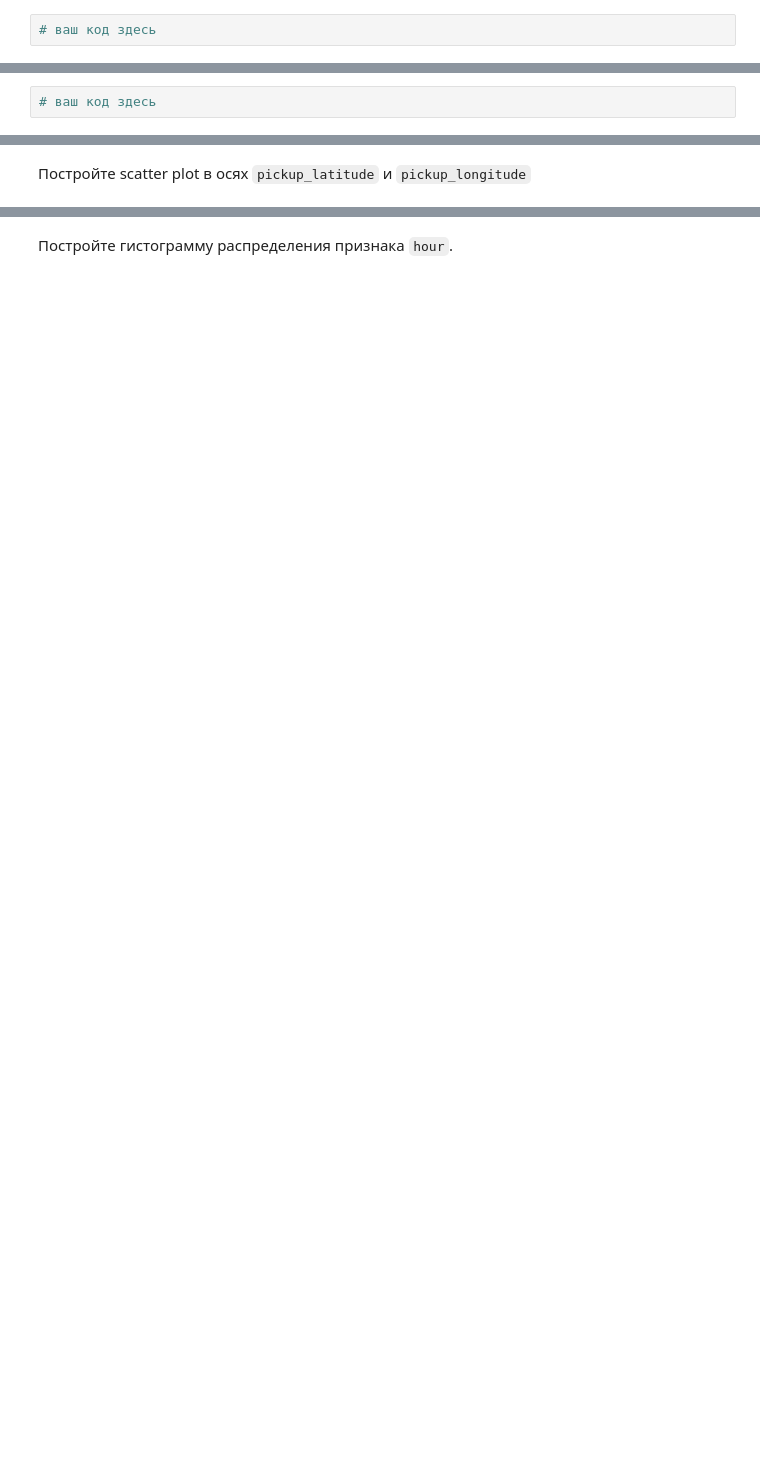
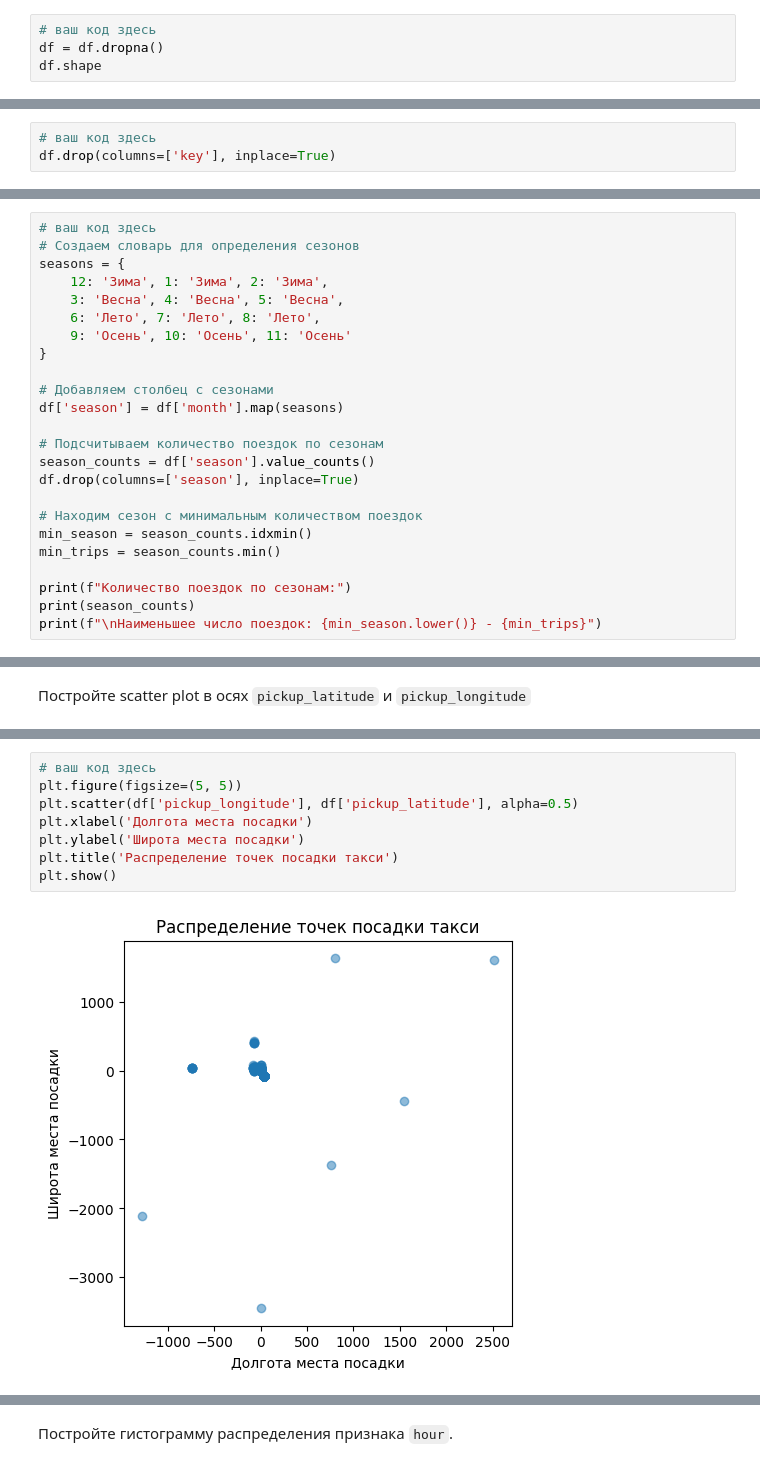
Before and after one commit to psaw/hse-ai24-ml, a Jupyter notebook: FinalProject_task.ipynb, the cells around one changed output, grey strips where cells are left out. Drawn from its saved outputs; the diff is of its cells as text; blank space fills up the shorter version.

```diff
--- a/FinalProject_task.ipynb
+++ b/FinalProject_task.ipynb
@@ -51,3 +73,5 @@ df.head()
 Удалите строки с пропущенными значениями из таблицы. Сколько строк осталось в таблице?
 # %%
 # ваш код здесь
+df = df.dropna()
+df.shape
@@ -55,6 +81,7 @@ df.head()
 Удалите из данных колонку `key`, так как в ней дублируется информация из `pickup_datetime`
 # %%
 # ваш код здесь
+df.drop(columns=['key'], inplace=True)
 # %% [markdown]
 Обработайте колонку `pickup_datetime`. Выделите из нее 4 новых столбца:
 
@@ -90,0 +163,24 @@ df.head()
+# %%
+# ваш код здесь
+# Создаем словарь для определения сезонов
+seasons = {
+    12: 'Зима', 1: 'Зима', 2: 'Зима',
+    3: 'Весна', 4: 'Весна', 5: 'Весна',
+    6: 'Лето', 7: 'Лето', 8: 'Лето',
+    9: 'Осень', 10: 'Осень', 11: 'Осень'
+}
+
+# Добавляем столбец с сезонами
+df['season'] = df['month'].map(seasons)
+
+# Подсчитываем количество поездок по сезонам
+season_counts = df['season'].value_counts()
+df.drop(columns=['season'], inplace=True)
+
+# Находим сезон с минимальным количеством поездок
+min_season = season_counts.idxmin()
+min_trips = season_counts.min()
+
+print(f"Количество поездок по сезонам:")
+print(season_counts)
+print(f"\nНаименьшее число поездок: {min_season.lower()} - {min_trips}")
@@ -95,3 +199,13 @@ df.head()
+# %%
+# ваш код здесь
+plt.figure(figsize=(5, 5))
+plt.scatter(df['pickup_longitude'], df['pickup_latitude'], alpha=0.5)
+plt.xlabel('Долгота места посадки')
+plt.ylabel('Широта места посадки')
+plt.title('Распределение точек посадки такси')
+plt.show()
+# %% [output]
+[figure, added]
 # %% [markdown]
 ### Quiz
 
```
Also changed, not shown: parts of 86 cells of this notebook.
